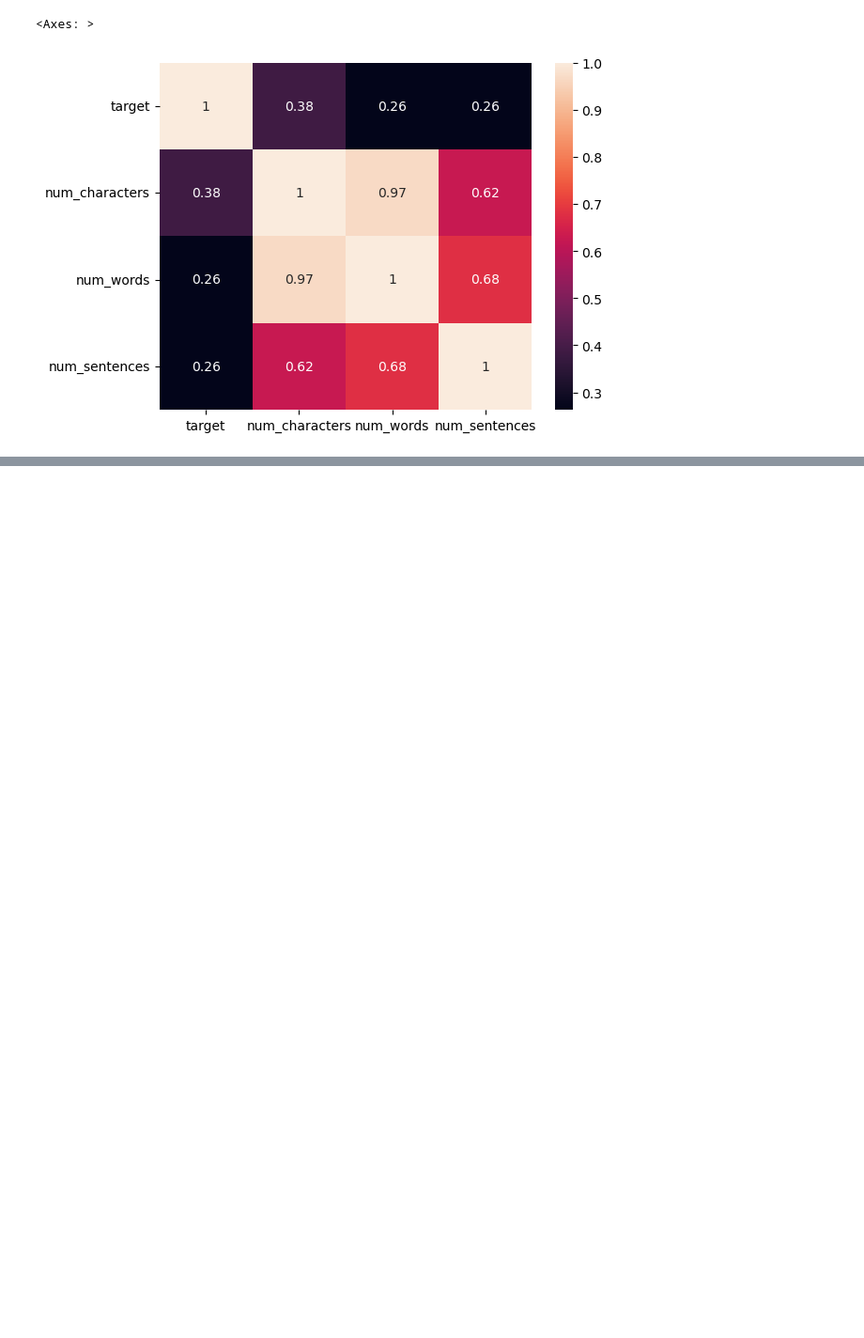
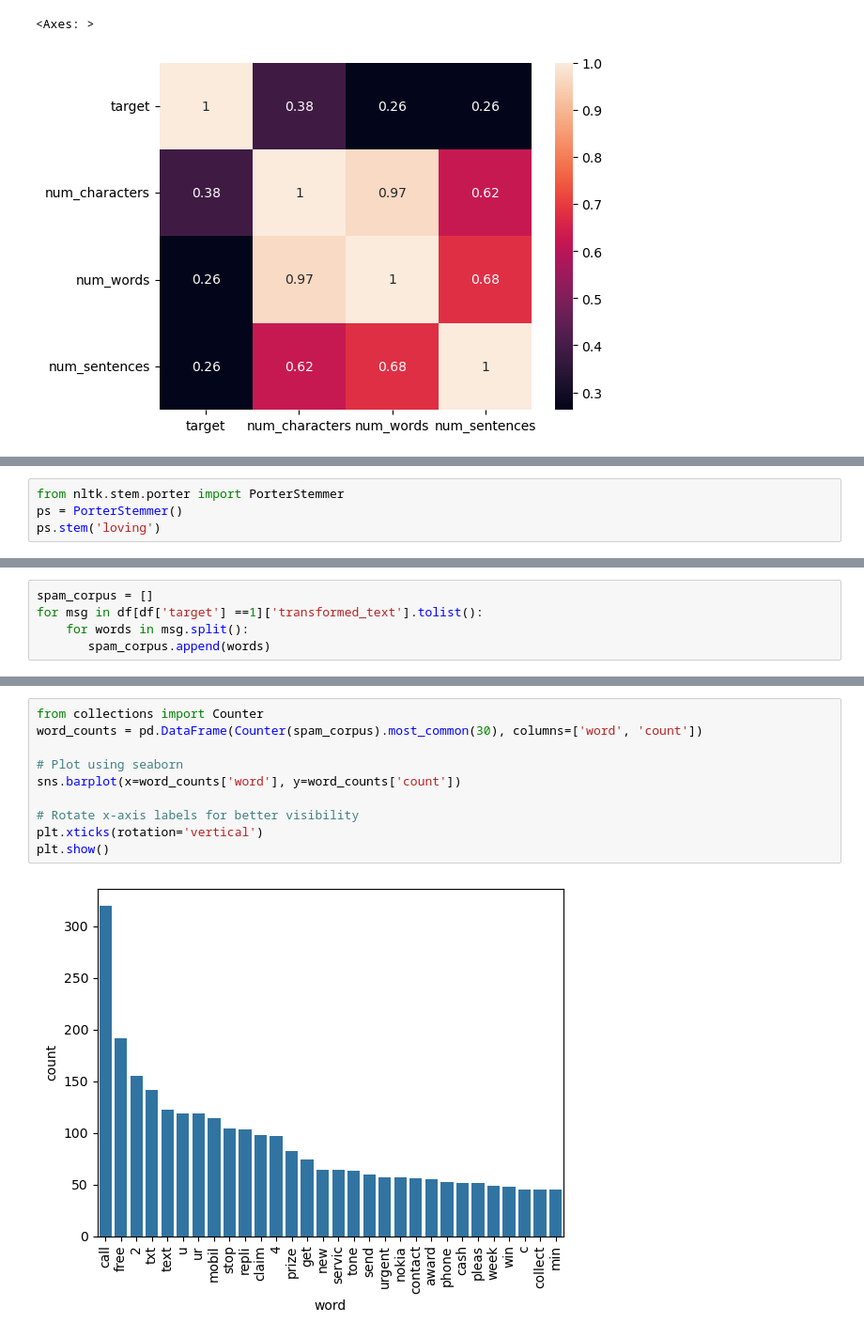
Before and after one commit to NigeeHettige/DataScienceProjects, a Jupyter notebook: EmailSpamClassifier/spam_detection.ipynb, the cells around one changed output, grey strips where cells are left out. Shown at 94% size. Saved outputs shown, nothing was run; the diff lists cells and outputs as text; blank space fills up the shorter version.

```diff
--- a/EmailSpamClassifier/spam_detection.ipynb
+++ b/EmailSpamClassifier/spam_detection.ipynb
@@ -309,0 +347,4 @@ sns.heatmap(df.select_dtypes(include=['number']).corr(),annot=True)
+# %%
+from nltk.stem.porter import PorterStemmer
+ps = PorterStemmer()
+ps.stem('loving')
@@ -309,0 +445,5 @@ sns.heatmap(df.select_dtypes(include=['number']).corr(),annot=True)
+# %%
+spam_corpus = []
+for msg in df[df['target'] ==1]['transformed_text'].tolist():
+    for words in msg.split():
+       spam_corpus.append(words)
@@ -309,0 +454,12 @@ sns.heatmap(df.select_dtypes(include=['number']).corr(),annot=True)
+# %%
+from collections import Counter
+word_counts = pd.DataFrame(Counter(spam_corpus).most_common(30), columns=['word', 'count'])
+
+# Plot using seaborn
+sns.barplot(x=word_counts['word'], y=word_counts['count'])
+
+# Rotate x-axis labels for better visibility
+plt.xticks(rotation='vertical')
+plt.show()
+# %% [output]
+[figure, added]
```
Also changed, not shown: parts of 22 cells of this notebook.
